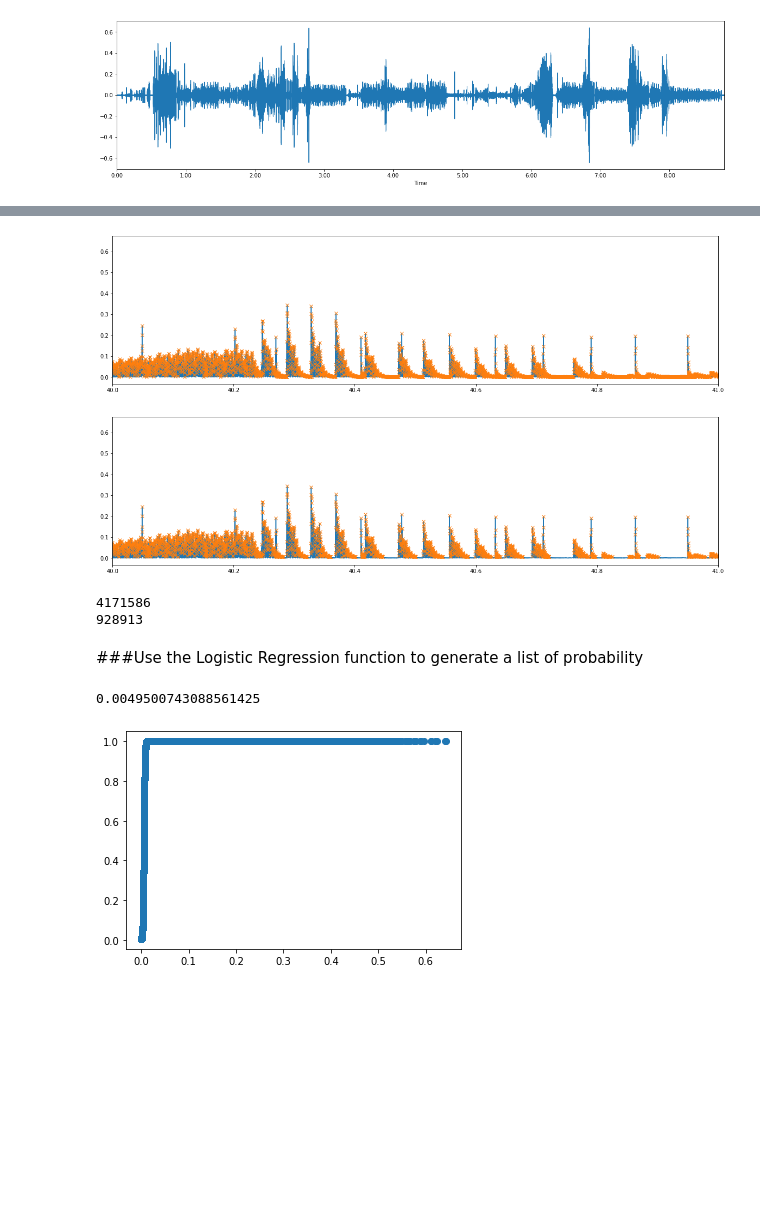
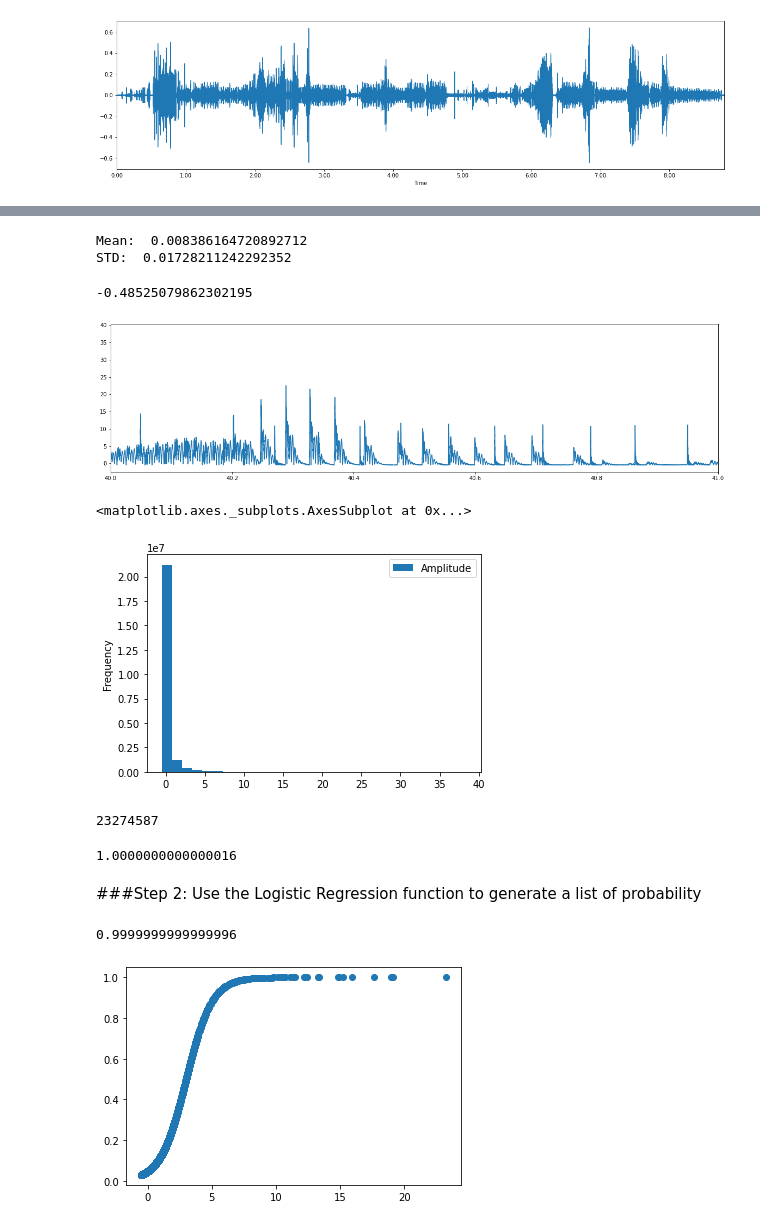
Before and after one commit to james-bole-pan/Xenopus_signal_processing, a Jupyter notebook: Minimum_threshold.ipynb, the cells around one changed output, grey strips where cells are left out. Cells and saved outputs as stored; diff of their text form; code cells hidden in the pictures; blank space fills up the shorter version.

```diff
--- a/Minimum_threshold.ipynb
+++ b/Minimum_threshold.ipynb
@@ -35,7 +38,8 @@ Requirement already satisfied: pycparser in /usr/local/lib/python3.7/dist-packag
 # %% [markdown]
 ###Step 1: Calculate the average of all peak amplitudes
 # %%
-file_path = '/content/01-F818D-F8387-220616_0456_8min_selection (1).wav'
+file_path = '/content/Laevis_01-F818D-F8387-220616_0456_8min_selection.wav'
+file_name = os.path.basename(file_path)
 sampling_rate = 44100
 samples, sampling_rate = librosa.load(file_path,sr=sampling_rate)
 # %%
@@ -45,8 +49,7 @@ plt.show()
 # %% [output]
 [figure]
 # %%
-samples_abs = abs(samples)
-
+hilbert_signal = abs(scipy.signal.hilbert(samples))
 #time vector
 duration = len(samples)/sampling_rate
 x_time = np.arange(0,duration,1/sampling_rate)
@@ -68,9 +63,28 @@ variance = np.var(peak_amplitudes)
+# %%
+def z_score(data,average,std):
+  error = math.exp(-10000)
+  z = (data-average)/(std+error)
+  return z
+
+#get statistics for the amplitudes
+mean_amplitude = np.mean(hilbert_signal)
+median_amplitude = np.median(hilbert_signal)
+stdev = np.std(hilbert_signal)
+print('Mean: ',mean_amplitude)
+print('STD: ',stdev)
+# %% [output]
+Mean:  0.008386164720892712
+STD:  0.01728211242292352
+# %%
+normalized_signal = z_score(hilbert_signal,mean_amplitude,stdev)
+# %%
+normalized_signal.min()
+# %% [output]
+-0.48525079862302195
 # %%
-#graphy the peaks
 plt.figure(figsize=(20,5))
-plt.plot(x_time, samples_abs)
-plt.plot(x_time[peaks], samples_abs[peaks], 'x')
-plt.xlim(40, 41)
+plt.plot(x_time,normalized_signal)
+plt.xlim(40,41)
 plt.show()
 # %% [output]
-[figure, old version]
+[figure, new version]
@@ -83,18 +91,17 @@ processed_peaks = peaks[m]
-# %%
-#graphy the processed peaks
-plt.figure(figsize=(20,5))
-plt.plot(x_time, samples_abs)
-plt.plot(x_time[processed_peaks], samples_abs[processed_peaks], 'x')
-plt.xlim(40, 41)
-plt.show()
-# %% [output]
-[figure, removed]
-# %%
-print(len(peaks))
-print(len(processed_peaks))
-# %% [output]
-4171586
-928913
+# %%
+#threshold to count as yes signal: z_score>3
+df = pd.DataFrame (normalized_signal, columns = ['Amplitude'])
+df.plot.hist(bins=30)
+# %% [output]
+<matplotlib.axes._subplots.AxesSubplot at 0x...>
+[figure, added]
+# %%
+print(len(normalized_signal))
+std_normalized = np.std(normalized_signal)
+std_normalized
+# %% [output]
+23274587
+1.0000000000000016
 # %% [markdown]
-###Use the Logistic Regression function to generate a list of probability
+###Step 2: Use the Logistic Regression function to generate a list of probability
 # %%
@@ -109,13 +116,12 @@ for i in samples_abs:
 # %%
-min(probability_each_point)
+max(probability_each_point)
 # %% [output]
-0.0049500743088561425
+0.9999999999999996
 # %%
 import matplotlib as mpl
 mpl.rcParams['agg.path.chunksize'] = 10000
 # %%
-plt.scatter(samples_abs,probability_each_point)
-#plt.xlim(0,0.05)
+plt.scatter(normalized_signal[::1000],probability_each_point[::1000])
 plt.show()
 # %% [output]
-[figure, old version]
+[figure, new version]
```
Also changed, not shown: parts of 11 cells of this notebook.
